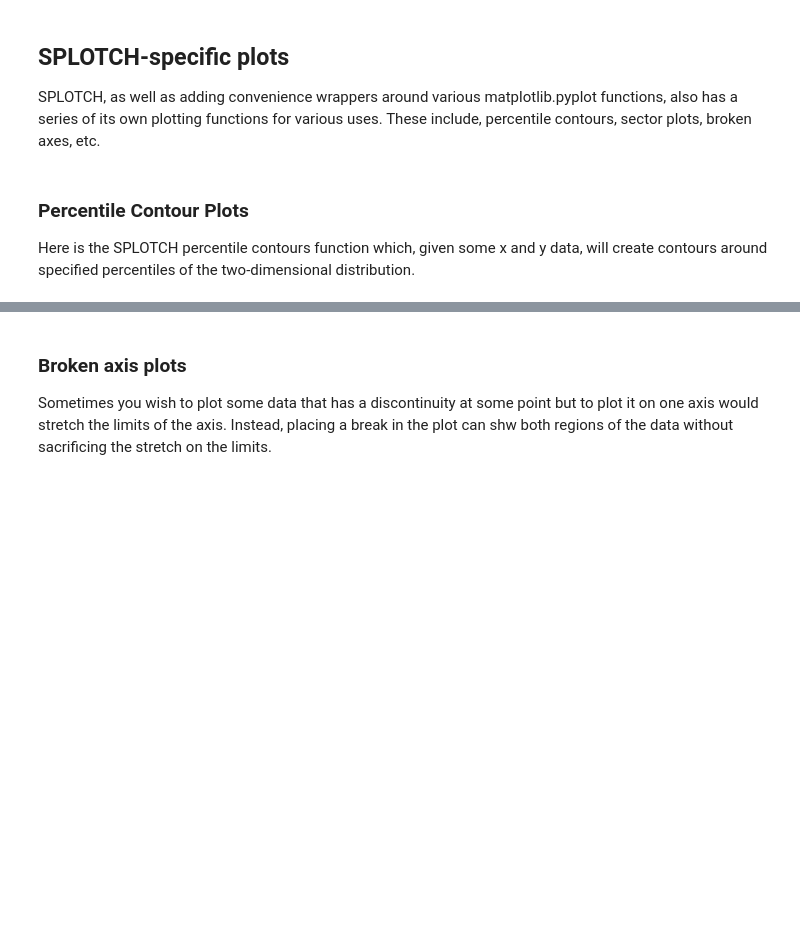
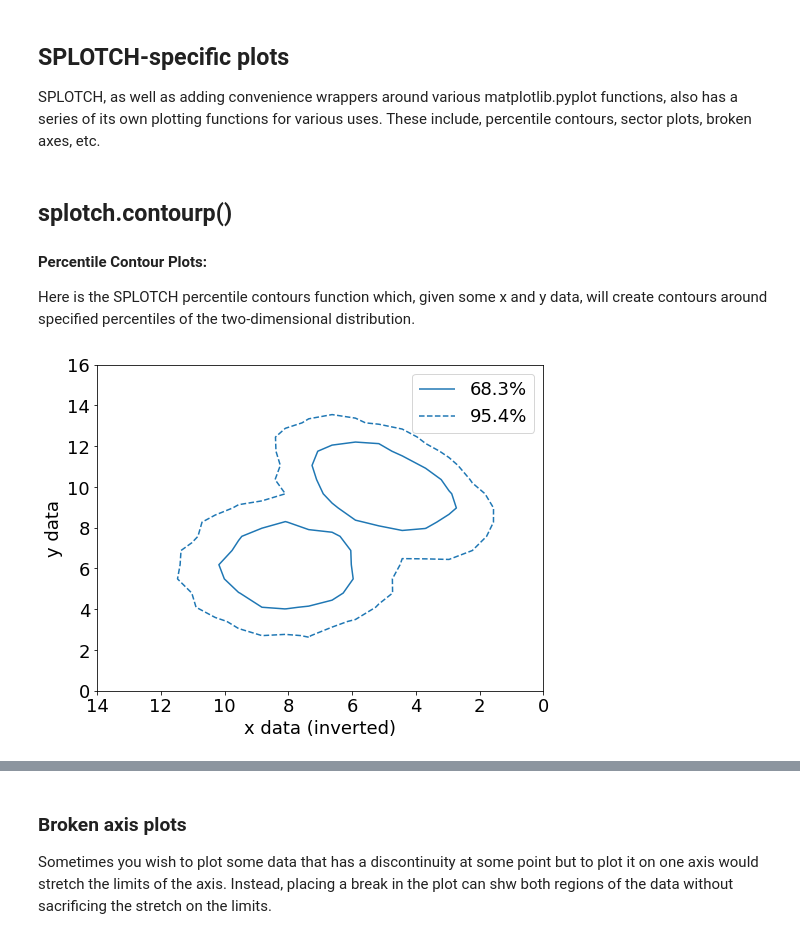
Before and after one commit to MBravoS/splotch, a Jupyter notebook: docs/Examples.ipynb, the cells around one changed output, grey strips where cells are left out. Saved outputs shown, nothing was run; the diff lists cells and outputs as text; code cells hidden in the pictures; blank space fills up the shorter version.

```diff
--- a/docs/Examples.ipynb
+++ b/docs/Examples.ipynb
@@ -165,13 +219,16 @@ plt.show()
 ## SPLOTCH-specific plots
 SPLOTCH, as well as adding convenience wrappers around various matplotlib.pyplot functions, also has a series of its own plotting functions for various uses. These include, percentile contours, sector plots, broken axes, etc.
 # %% [markdown]
-### Percentile Contour Plots
+## splotch.contourp()
+#### Percentile Contour Plots:
 Here is the SPLOTCH percentile contours function which, given some x and y data, will create contours around specified percentiles of the two-dimensional distribution.
 # %%
-fig, axes = plt.subplots()
+fig, axes = plt.subplots(figsize=(8,6))
 
-splt.contourp(xvals,yvals,percent=[68.3,95.5,99.7],bins=[20,15],lab_loc=2,
-                xinvert=True,yinvert=False,xlim=(0,16),ylim=(0,16),
+splt.contourp(xvals,yvals,bins=[20,20],labels=True,
+                xinvert=True,yinvert=False,xlim=(0,14),ylim=(0,16),
                 xlabel="x data (inverted)",ylabel="y data")
 
 plt.show()
+# %% [output]
+[figure, added]
```
Also changed, not shown: parts of 19 cells of this notebook, 3 other files.
